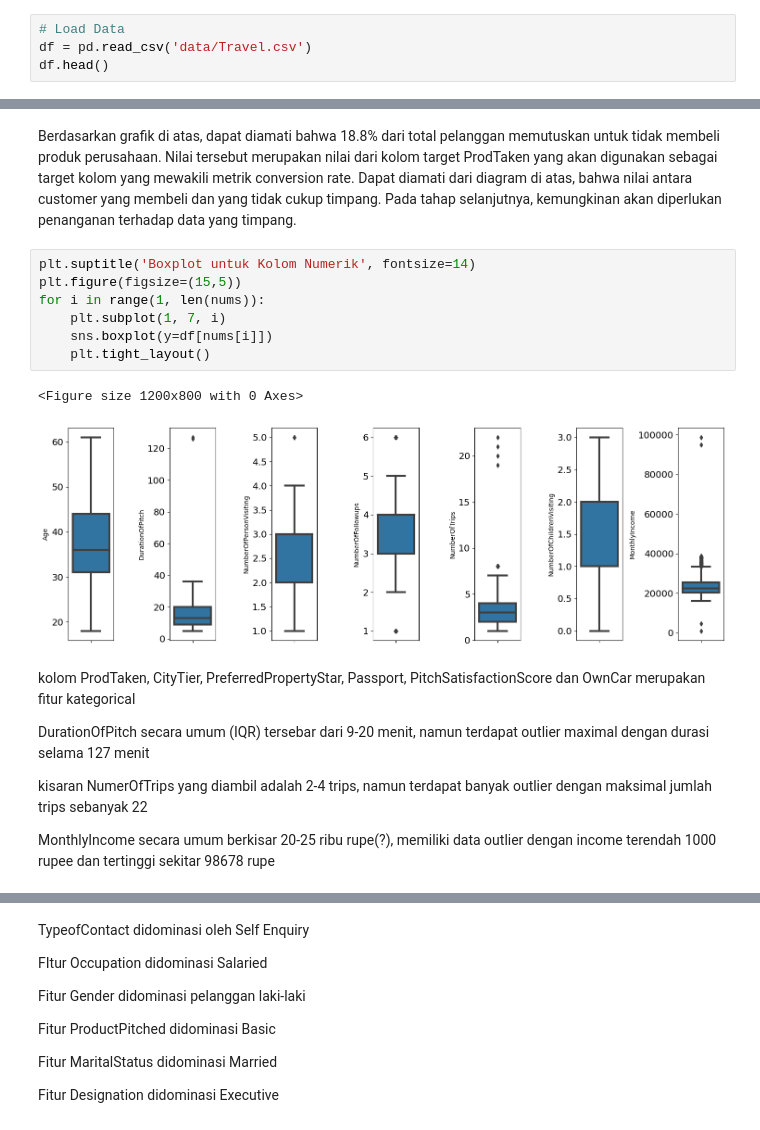
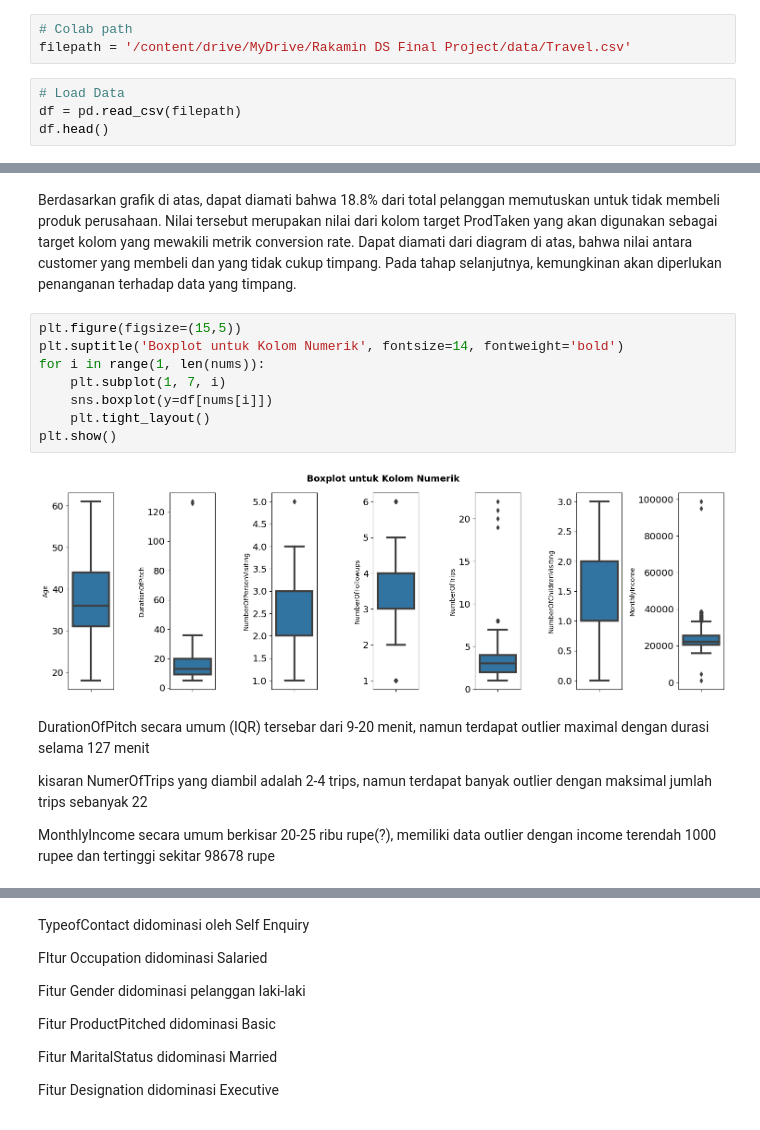
Before and after one commit to andreadeputra/Rakamin_Final_Project, a Jupyter notebook: Infinity.ipynb, the cells around one changed output, grey strips where cells are left out. Saved outputs shown, nothing was run; the diff lists cells and outputs as text.

```diff
--- a/Infinity.ipynb
+++ b/Infinity.ipynb
@@ -30,9 +35,12 @@ rcParams['xtick.labelsize'] = 'x-large'
 rcParams['ytick.labelsize'] = 'x-large'
 # %% [markdown]
 Dataset diambil dari Kaggle, [Holiday Package Prediction](https://www.kaggle.com/datasets/susant4learning/holiday-package-purchase-prediction)
+# %%
+# Colab path
+filepath = '/content/drive/MyDrive/Rakamin DS Final Project/data/Travel.csv'
 # %%
 # Load Data
-df = pd.read_csv('data/Travel.csv')
+df = pd.read_csv(filepath)
 df.head()
 # %% [output]
 |  | CustomerID | ProdTaken | Age | TypeofContact | CityTier | DurationOfPitch | Occupation | Gender | ... |
@@ -209,18 +217,16 @@ plt.show()
 # %% [markdown]
 Berdasarkan grafik di atas, dapat diamati bahwa 18.8% dari total pelanggan memutuskan untuk tidak membeli produk perusahaan. Nilai tersebut merupakan nilai dari kolom target ProdTaken yang akan digunakan sebagai target kolom yang mewakili metrik conversion rate. Dapat diamati dari diagram di atas, bahwa nilai antara customer yang membeli dan yang tidak cukup timpang. Pada tahap selanjutnya, kemungkinan akan diperlukan penanganan terhadap data yang timpang.
 # %%
-plt.suptitle('Boxplot untuk Kolom Numerik', fontsize=14)
 plt.figure(figsize=(15,5))
+plt.suptitle('Boxplot untuk Kolom Numerik', fontsize=14, fontweight='bold')
 for i in range(1, len(nums)):
     plt.subplot(1, 7, i)
     sns.boxplot(y=df[nums[i]])
     plt.tight_layout()
+plt.show()
 # %% [output]
-<Figure size 1200x800 with 0 Axes>
-[figure, old version]
+[figure, new version]
 # %% [markdown]
-kolom ProdTaken, CityTier, PreferredPropertyStar, Passport, PitchSatisfactionScore dan OwnCar merupakan fitur kategorical
-
 DurationOfPitch secara umum (IQR) tersebar dari 9-20 menit, namun terdapat outlier maximal dengan durasi selama 127 menit
 
 kisaran NumerOfTrips yang diambil adalah 2-4 trips, namun terdapat banyak outlier dengan maksimal jumlah trips sebanyak 22
```
Also changed, not shown: parts of 8 cells of this notebook.
